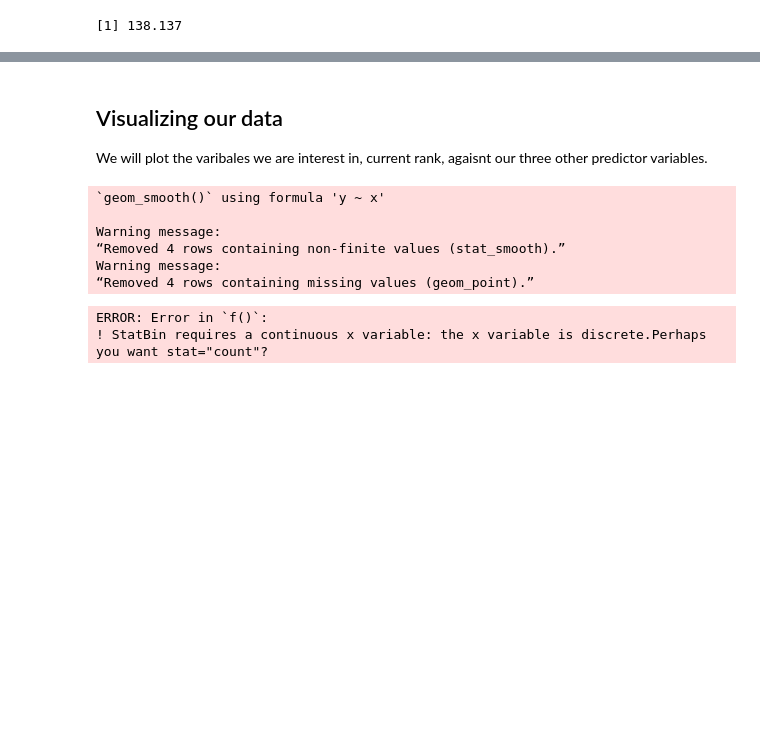
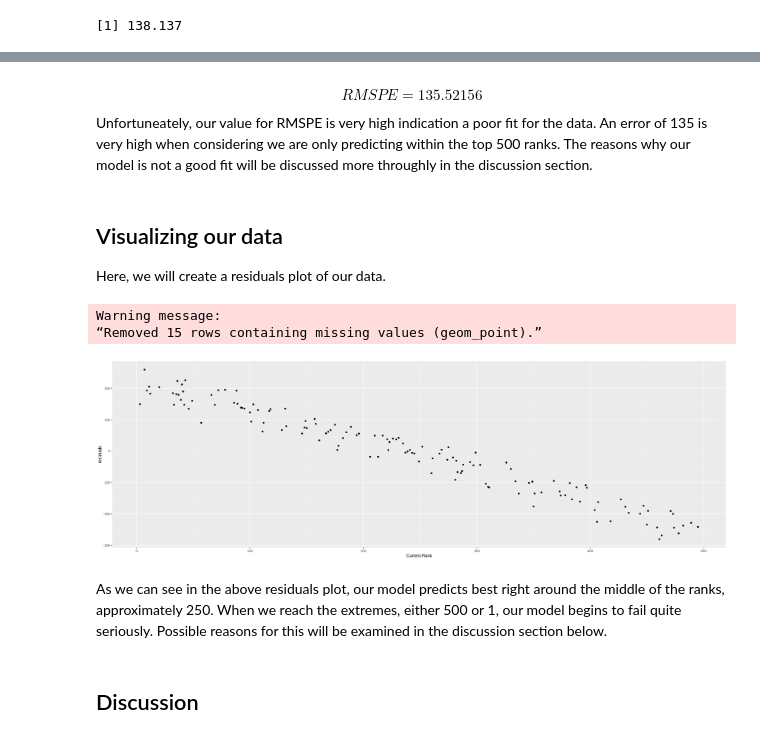
Before and after one commit to emilywang0/dsci-tennis-data-analysis, a Jupyter notebook: Proposal.ipynb, the cells around one changed output, grey strips where cells are left out. Cells and saved outputs as stored; diff of their text form; code cells hidden in the pictures; blank space fills up the shorter version.

```diff
--- a/Proposal.ipynb
+++ b/Proposal.ipynb
@@ -345,36 +265,44 @@ Warning message:
+# %% [markdown]
+$$RMSPE = 135.52156$$
+
+Unfortuneately, our value for RMSPE is very high indication a poor fit for the data. An error of 135 is very high when considering we are only predicting within the top 500 ranks. The reasons why our model is not a good fit will be discussed more throughly in the discussion section.
 # %% [markdown]
 ## Visualizing our data
-We will plot the varibales we are interest in, current rank, agaisnt our three other predictor variables.
+Here, we will create a residuals plot of our data.
 # %%
 options(repr.plot.width = 22)
 
-Rank_v_Age <- ggplot(tennis_train, aes(x = Age, y = Current.Rank)) +
-  geom_point() +
-  xlab("Age (Years)") +
-  ylab("Current Rank") +
-  scale_y_continuous(labels = dollar_format()) +
-  geom_smooth(method = "lm", se = FALSE) +
-theme(text = element_text(size = 12))
+residuals_plot <- tennis_test_results %>%
+mutate(residuals = `.pred` - `Current.Rank`) %>%
+ggplot()+
+geom_point(aes(x = `Current.Rank`, y = residuals))
 
-Rank_v_hand <- ggplot(tennis_train, aes(x = Plays,)) +
-  geom_histogram() +
-  xlab("Hand Dominance") +
-  ylab("Current Rank") +
-  scale_y_continuous(labels = dollar_format()) +
-  geom_smooth(method = "lm", se = FALSE) +
-  theme(text = element_text(size = 12))
+residuals_plot
+#Rank_v_Age <- ggplot(tennis_train, aes(x = Age, y = Current.Rank)) +
+  #geom_point() +
+  #xlab("Age (Years)") +
+  #ylab("Current Rank") +
+  #scale_y_continuous(labels = dollar_format()) +
+  #geom_smooth(method = "lm", se = FALSE) +
+#theme(text = element_text(size = 12))
 
-tennis_panel <- plot_grid(Rank_v_Age, Rank_v_hand, ncol = 2)
-tennis_panel
+#Rank_v_hand <- ggplot(tennis_train, aes(x = Plays,)) +
+  #geom_histogram() +
+  #xlab("Hand Dominance") +
+  #ylab("Current Rank") +
+  #scale_y_continuous(labels = dollar_format()) +
+  #geom_smooth(method = "lm", se = FALSE) +
+  #theme(text = element_text(size = 12))
 
-Rank_v_Hand
-#test
+#tennis_panel <- plot_grid(Rank_v_Age, Rank_v_hand, ncol = 2)
+#tennis_panel
+
+#Rank_v_Hand
 # %% [output]
-`geom_smooth()` using formula 'y ~ x'
-
 Warning message:
-“Removed 4 rows containing non-finite values (stat_smooth).”
-Warning message:
-“Removed 4 rows containing missing values (geom_point).”
+“Removed 15 rows containing missing values (geom_point).”
-ERROR: Error in `f()`:
-! StatBin requires a continuous x variable: the x variable is discrete.Perhaps you want stat="count"?
+[figure, added]
+# %% [markdown]
+As we can see in the above residuals plot, our model predicts best right around the middle of the ranks, approximately 250. When we reach the extremes, either 500 or 1, our model begins to fail quite seriously. Possible reasons for this will be examined in the discussion section below.
+# %% [markdown]
+## Discussion
```
Also changed, not shown: parts of 15 cells of this notebook.
